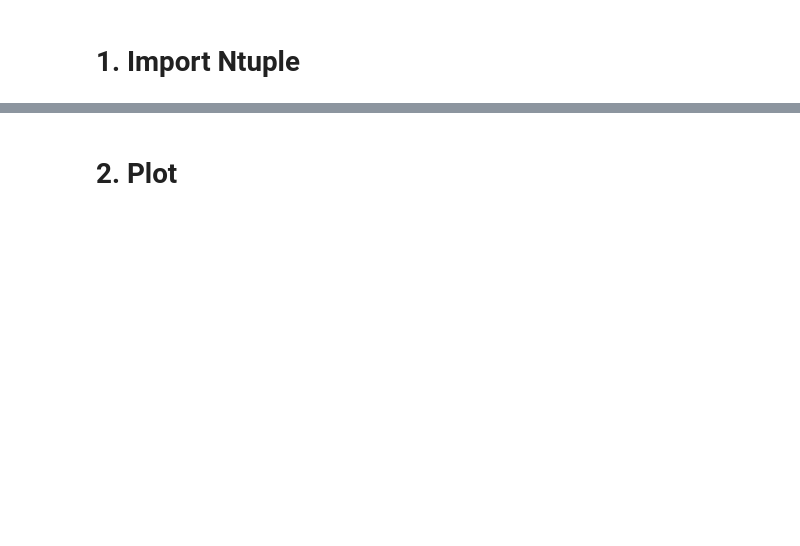
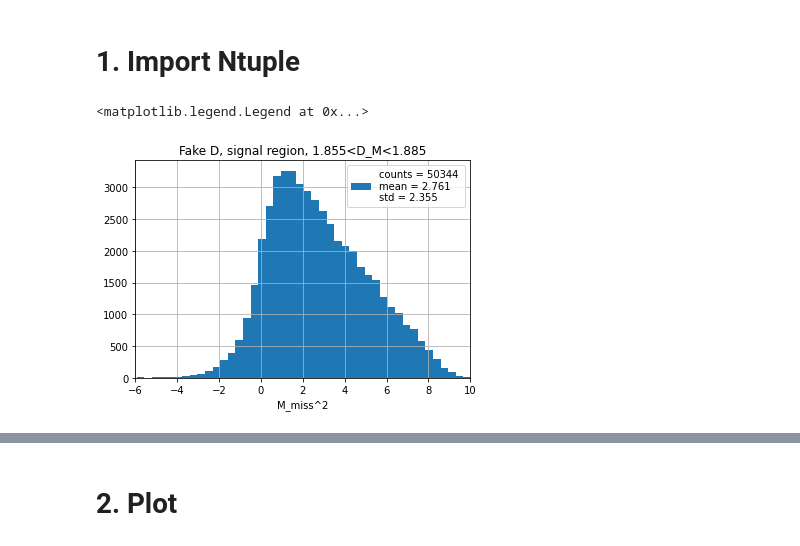
Before and after one commit to zjkjsd/inclusive_R_D, a Jupyter notebook: Notebooks/2_PlotNtuple_e.ipynb, the cells around one changed output, grey strips where cells are left out. Drawn from its saved outputs; the diff is of its cells as text; code cells hidden in the pictures; blank space fills up the shorter version.

```diff
--- a/Notebooks/2_PlotNtuple_e.ipynb
+++ b/Notebooks/2_PlotNtuple_e.ipynb
@@ -108,3 +94,8 @@ df_lgb['largest_prob'] = df_lgb[['signal_prob','continuum_prob','fakeD_prob','fa
 del pred, df, lgb_out
 
 cut='signal_prob==largest_prob and signal_prob>0.8'
+# %%
+# Test, apply the MVA cut
+df_cut=df_lgb.query(cut)
+df_bestSelected=df_cut.loc[df_cut.groupby(['__experiment__','__run__','__event__','__production__']).B_D_ReChi2.idxmin()]
+df_fakeD=df_bestSelected.query('B0_mcErrors!=512 and B0_isContinuumEvent!=1 and (abs(D_mcPDG)!=411 or D_mcErrors>=8)')
@@ -110,0 +142,13 @@ cut='signal_prob==largest_prob and signal_prob>0.8'
+# %%
+fakeD_sr = df_fakeD.query('1.855<D_M<1.885')
+fakeD_Lsb = df_fakeD.query('D_M<1.855')
+fakeD_Rsb = df_fakeD.query('D_M>1.885')
+# %%
+fakeD_sr.hist(column='B0_CMS3_weMissM2',bins=50,label=statistics(fakeD_sr['B0_CMS3_weMissM2']))
+plt.title('Fake D, signal region, 1.855<D_M<1.885')
+plt.xlim(-6,10)
+plt.xlabel('M_miss^2')
+plt.legend()
+# %% [output]
+<matplotlib.legend.Legend at 0x...>
+[figure, added]
```
Also changed, not shown: parts of 44 cells of this notebook, 18 other files.
